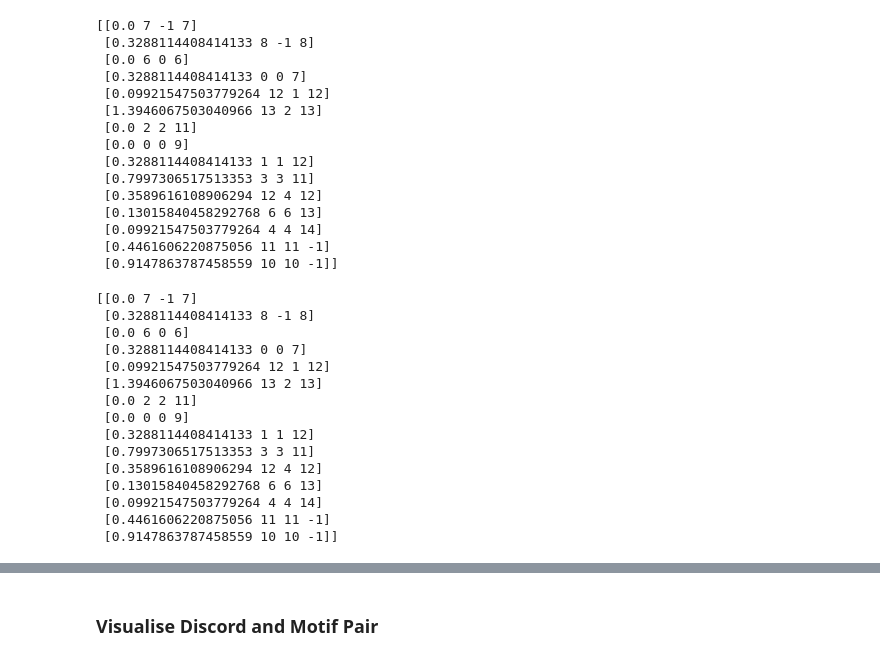
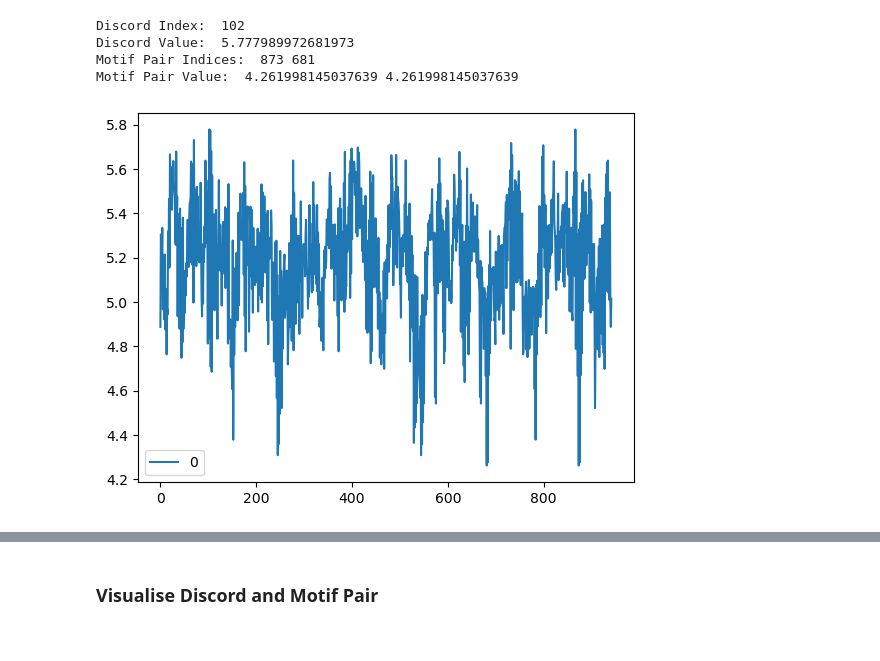
Before and after one commit to r00tk1d/experiments_master_mp_dilation, a Jupyter notebook: playground.ipynb, the cells around one changed output, grey strips where cells are left out. Drawn from its saved outputs; the diff is of its cells as text; code cells hidden in the pictures.

```diff
--- a/playground.ipynb
+++ b/playground.ipynb
@@ -28,41 +7,23 @@ print(mp_orig)
-# %%
-# Test same output for same input stump stump_dil
-T_A = np.array([1, 2, 3, 0, 3, 9, 2, 1, 2, 3, 1, 15, 3, 14, 2, 10, 7]).astype(np.float64)
-m = 3
-mp = stumpy.stump(T_A=T_A, m=m)
-print(mp)
-
-d=1
-mp_dil = stumpy.stump_dil(T_A=T_A, m=m, d=d)
-print(mp_dil)
-# %% [output]
-[[0.0 7 -1 7]
- [0.3288114408414133 8 -1 8]
- [0.0 6 0 6]
- [0.3288114408414133 0 0 7]
- [0.09921547503779264 12 1 12]
- [1.3946067503040966 13 2 13]
- [0.0 2 2 11]
- [0.0 0 0 9]
- [0.3288114408414133 1 1 12]
- [0.7997306517513353 3 3 11]
- [0.3589616108906294 12 4 12]
- [0.13015840458292768 6 6 13]
- [0.09921547503779264 4 4 14]
- [0.4461606220875056 11 11 -1]
- [0.9147863787458559 10 10 -1]]
-[[0.0 7 -1 7]
- [0.3288114408414133 8 -1 8]
- [0.0 6 0 6]
- [0.3288114408414133 0 0 7]
- [0.09921547503779264 12 1 12]
- [1.3946067503040966 13 2 13]
- [0.0 2 2 11]
- [0.0 0 0 9]
- [0.3288114408414133 1 1 12]
- [0.7997306517513353 3 3 11]
- [0.3589616108906294 12 4 12]
- [0.13015840458292768 6 6 13]
- [0.09921547503779264 4 4 14]
- [0.4461606220875056 11 11 -1]
- [0.9147863787458559 10 10 -1]]
+# %%
+# generate random time series 10.000
+T_A = np.random.randint(1,999,1000).astype(np.float64)
+# T_A = np.array([1, 0, 5, 0, 3, 9, 0, 1, 9, 3, 1, 0]).astype(np.float64)
+# T_B = np.array([1, 3, 5, 7, 9,11,13,15,16,18]).astype(np.float64)
+m = 30
+d = 2
+
+mp_dil = stumpy.stump_dil(T_A=T_A, m=m, d=d)
+discord_idx = np.argsort(mp_dil[:, 0])[-1] # startindex of discord with length m
+motif_idx = np.argsort(mp_dil[:, 0])[0] # startindex of motif with length m
+motif_nearest_neighbor_idx = mp_dil[motif_idx, 1] # startindex of motif with length m
+pd.DataFrame(mp_dil[:,0]).plot()
+print("Discord Index: ", discord_idx)
+print("Discord Value: ", mp_dil[discord_idx, 0])
+print("Motif Pair Indices: ", motif_idx, motif_nearest_neighbor_idx)
+print("Motif Pair Value: ", mp_dil[motif_idx, 0], mp_dil[motif_nearest_neighbor_idx, 0])
+# %% [output]
+Discord Index:  102
+Discord Value:  5.777989972681973
+Motif Pair Indices:  873 681
+Motif Pair Value:  4.261998145037639 4.261998145037639
+[figure, added]
```
Also changed, not shown: parts of 4 cells of this notebook, 6 other files.
